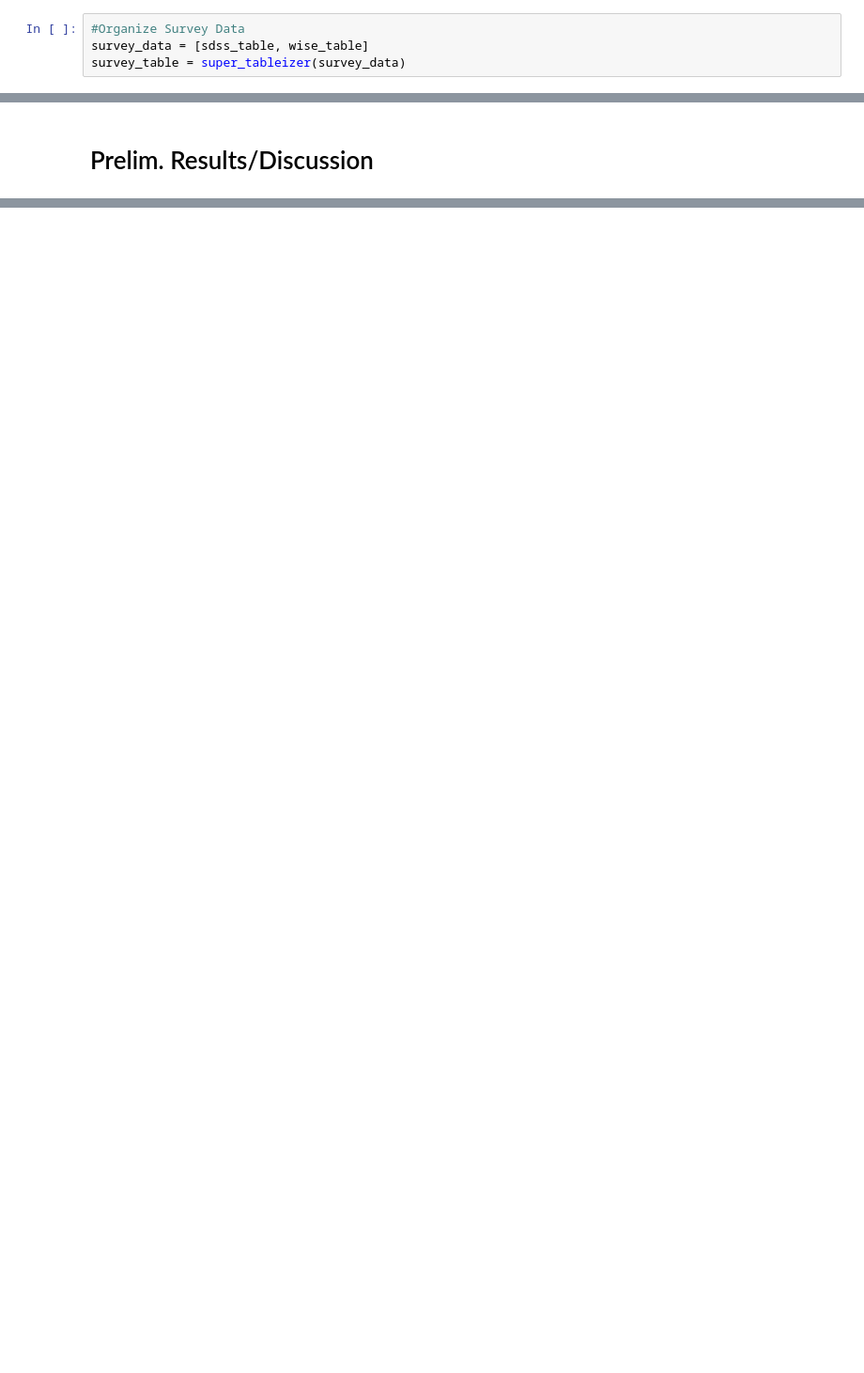
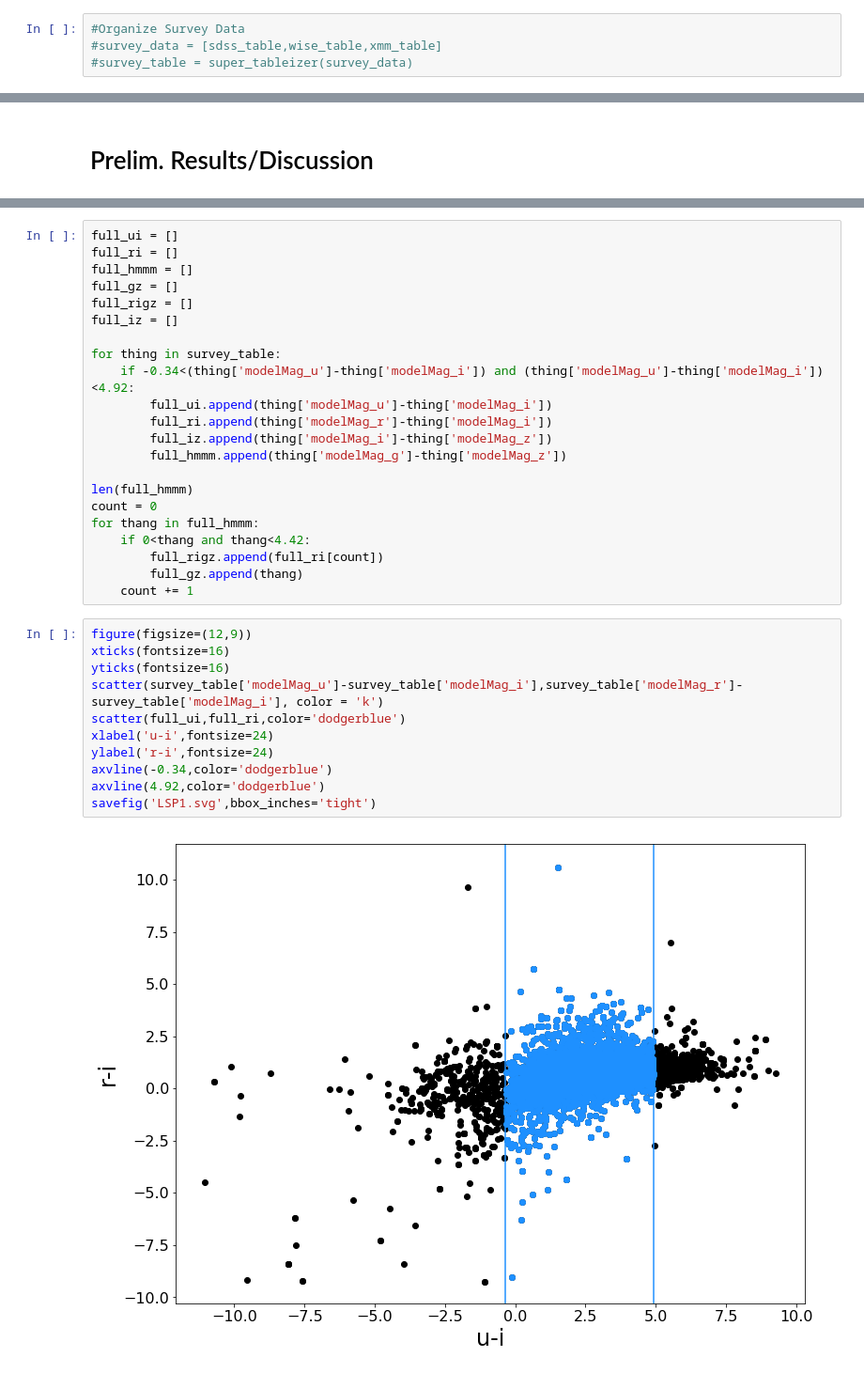
Before and after one commit to joshfuchs/LSP, a Jupyter notebook: LSP-based LARP Candidate Detector - Hamilton.ipynb, the cells around one changed output, grey strips where cells are left out. Shown at 94% size. Cells and saved outputs as stored; diff of their text form; blank space fills up the shorter version.

```diff
--- a/LSP-based LARP Candidate Detector - Hamilton.ipynb
+++ b/LSP-based LARP Candidate Detector - Hamilton.ipynb
@@ -252,4 +368,4 @@ larp_table = super_tableizer(larp_data)
 # %%
 #Organize Survey Data
-survey_data = [sdss_table, wise_table]
-survey_table = super_tableizer(survey_data)
+#survey_data = [sdss_table,wise_table,xmm_table]
+#survey_table = super_tableizer(survey_data)
@@ -274,0 +439,35 @@ I believe the issue lied in how the values were recorded in the data. I manually
+# %%
+full_ui = []
+full_ri = []
+full_hmmm = []
+full_gz = []
+full_rigz = []
+full_iz = []
+
+for thing in survey_table:
+    if -0.34<(thing['modelMag_u']-thing['modelMag_i']) and (thing['modelMag_u']-thing['modelMag_i'])<4.92:
+        full_ui.append(thing['modelMag_u']-thing['modelMag_i'])
+        full_ri.append(thing['modelMag_r']-thing['modelMag_i'])
+        full_iz.append(thing['modelMag_i']-thing['modelMag_z'])
+        full_hmmm.append(thing['modelMag_g']-thing['modelMag_z'])
+
+len(full_hmmm)
+count = 0
+for thang in full_hmmm:
+    if 0<thang and thang<4.42:
+        full_rigz.append(full_ri[count])
+        full_gz.append(thang)
+    count += 1
+# %%
+figure(figsize=(12,9))
+xticks(fontsize=16)
+yticks(fontsize=16)
+scatter(survey_table['modelMag_u']-survey_table['modelMag_i'],survey_table['modelMag_r']-survey_table['modelMag_i'], color = 'k')
+scatter(full_ui,full_ri,color='dodgerblue')
+xlabel('u-i',fontsize=24)
+ylabel('r-i',fontsize=24)
+axvline(-0.34,color='dodgerblue')
+axvline(4.92,color='dodgerblue')
+savefig('LSP1.svg',bbox_inches='tight')
+# %% [output]
+[figure, added]
```
Also changed, not shown: parts of 28 cells of this notebook, 13 other files.
